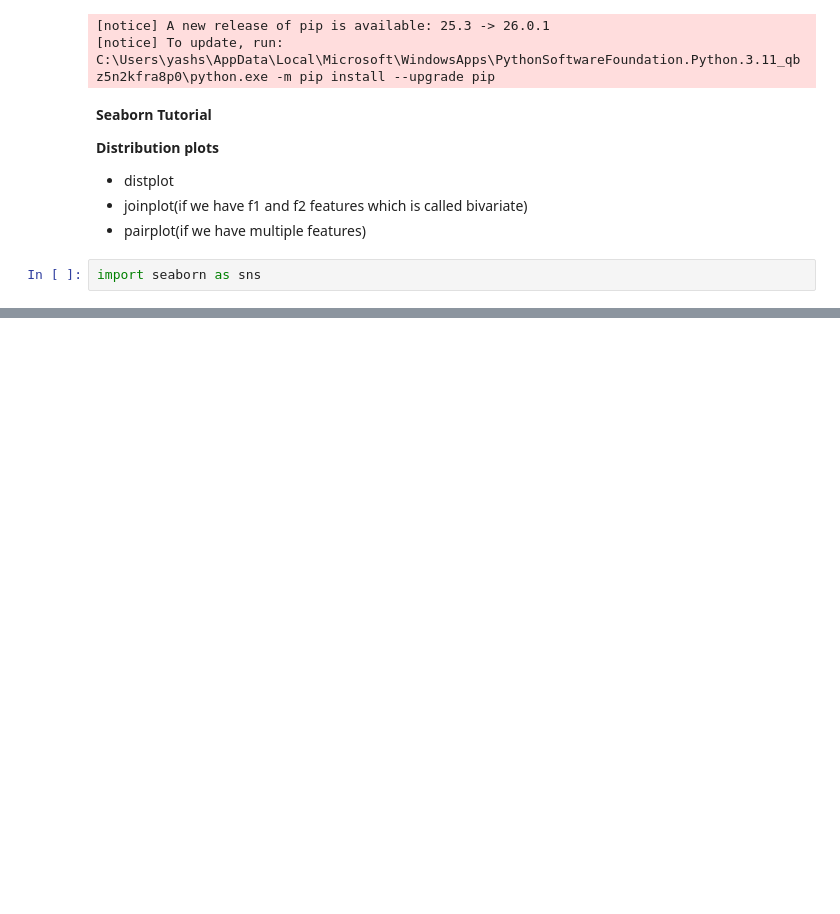
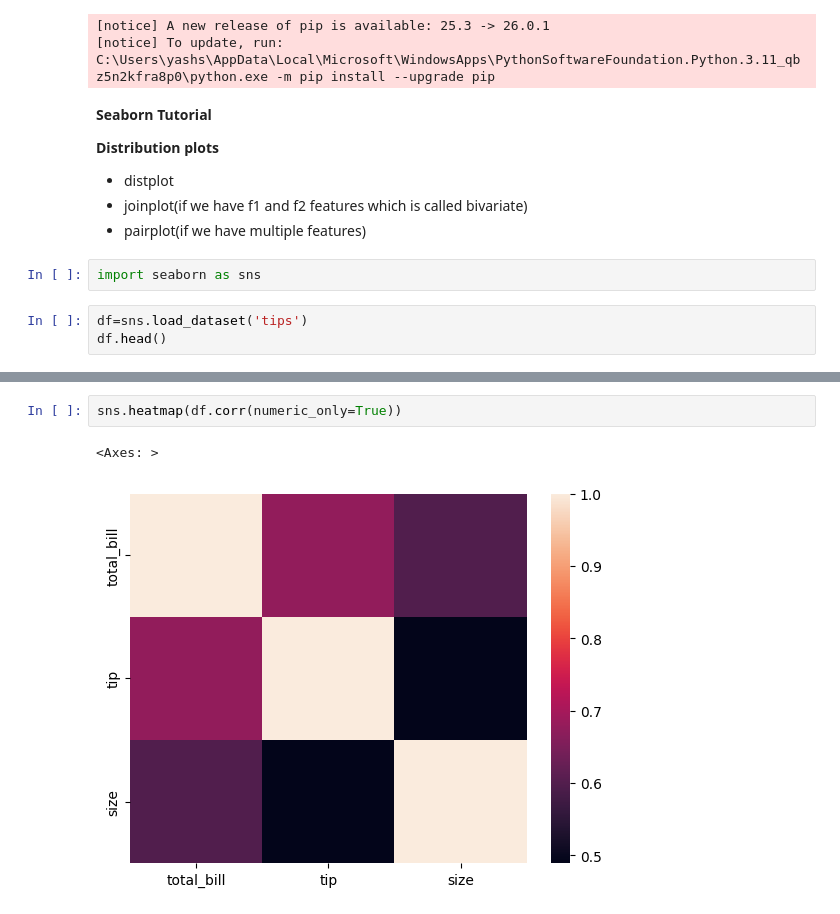
Before and after one commit to Yashx0012/AI-DS-ML, a Jupyter notebook: Seaborn.ipynb, the cells around one changed output, grey strips where cells are left out. Saved outputs shown, nothing was run; the diff lists cells and outputs as text; blank space fills up the shorter version.

```diff
--- a/Seaborn.ipynb
+++ b/Seaborn.ipynb
@@ -31,3 +31,6 @@ Note: you may need to restart the kernel to use updated packages.
 - pairplot(if we have multiple features)
 # %%
 import seaborn as sns
+# %%
+df=sns.load_dataset('tips')
+df.head()
@@ -33,0 +67,5 @@ import seaborn as sns
+# %%
+sns.heatmap(df.corr(numeric_only=True))
+# %% [output]
+<Axes: >
+[figure, added]
```
Also changed, not shown: parts of 39 cells of this notebook, 4 other files.
